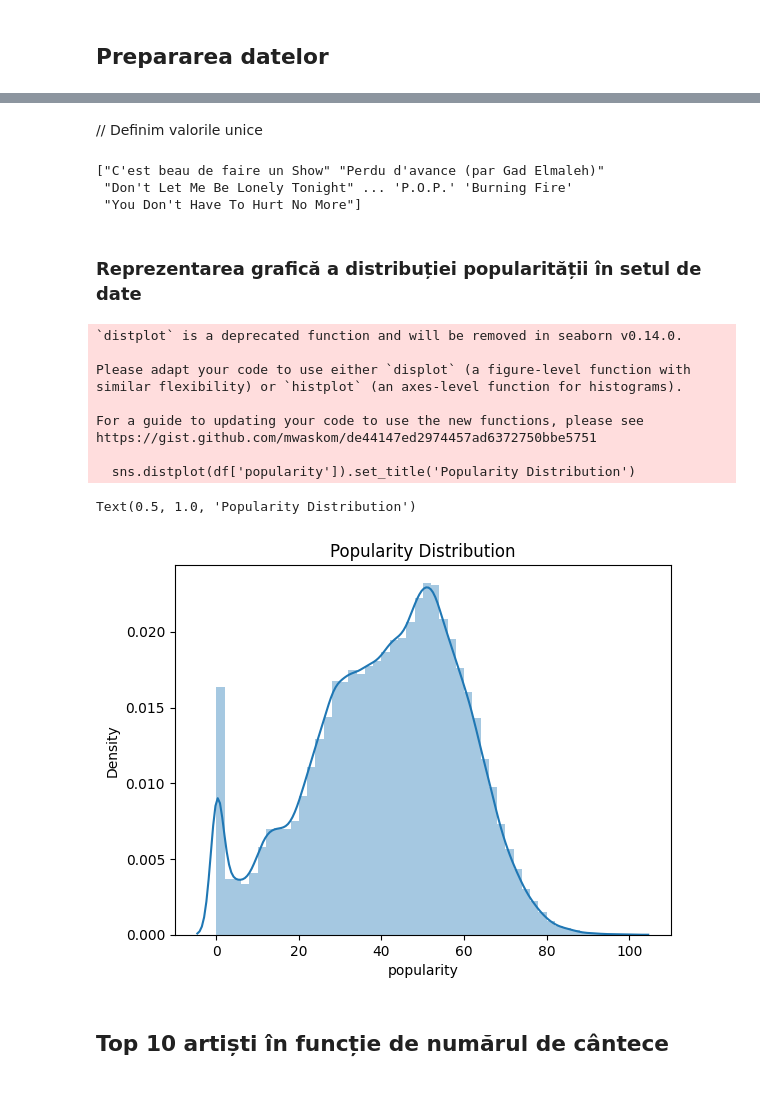
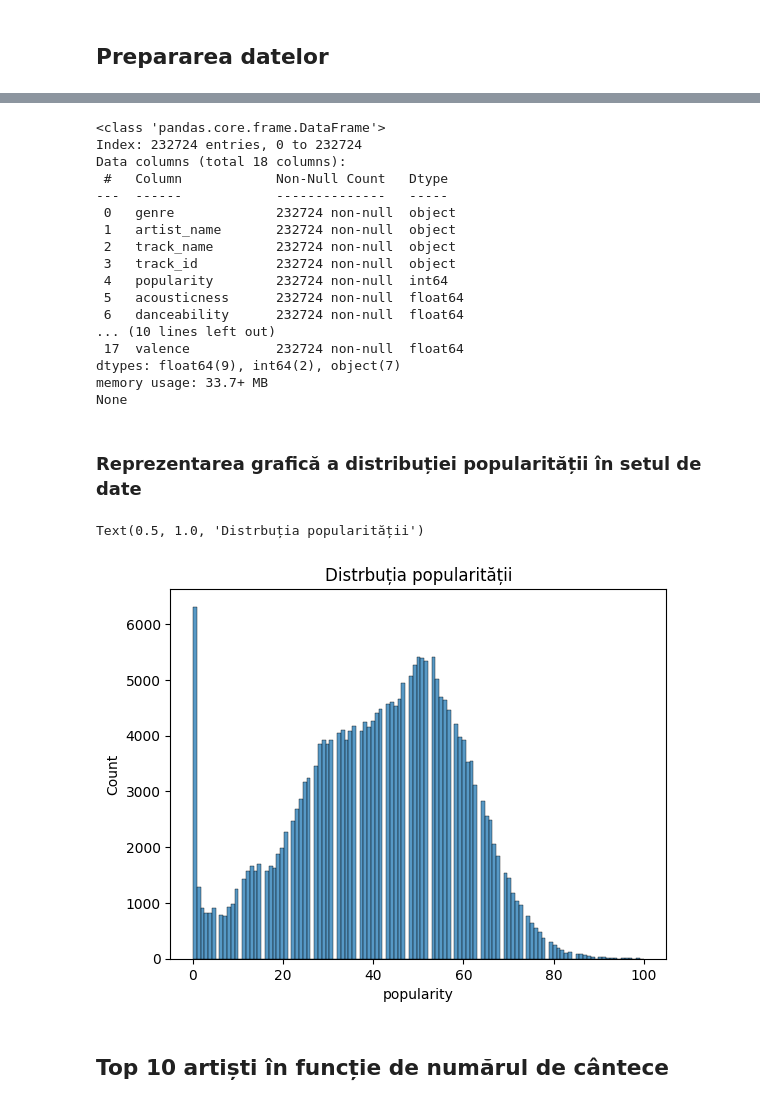
Before and after one commit to patrickaxinte/spp_spotify, a Jupyter notebook: spp_spotify.ipynb, the cells around one changed output, grey strips where cells are left out. Drawn from its saved outputs; the diff is of its cells as text; code cells hidden in the pictures.

Commit message:
modified models, added more graphs

```diff
--- a/spp_spotify.ipynb
+++ b/spp_spotify.ipynb
@@ -98,34 +90,36 @@ df.describe().transpose()
 | speechiness | 232724.0 | 0.120765 | 0.185519 | 0.02220 | 0.0367 | 0.050100 | 0.1050 | 0.967 |
 | tempo | 232724.0 | 117.666494 | 30.898942 | 30.37900 | 92.9590 | 115.777500 | 139.0545 | 242.903 |
 | valence | 232724.0 | 0.454919 | 0.260065 | 0.00000 | 0.2370 | 0.444000 | 0.6600 | 1.000 |
-# %% [markdown]
-// Definim valorile unice
-# %%
-unique_values = df['track_name'].unique()
-print(unique_values)
-# %% [output]
-["C'est beau de faire un Show" "Perdu d'avance (par Gad Elmaleh)"
- "Don't Let Me Be Lonely Tonight" ... 'P.O.P.' 'Burning Fire'
- "You Don't Have To Hurt No More"]
+# %%
+print(df.info())
+# %% [output]
+<class 'pandas.core.frame.DataFrame'>
+Index: 232724 entries, 0 to 232724
+Data columns (total 18 columns):
+ #   Column            Non-Null Count   Dtype
+---  ------            --------------   -----
+ 0   genre             232724 non-null  object
+ 1   artist_name       232724 non-null  object
+ 2   track_name        232724 non-null  object
+ 3   track_id          232724 non-null  object
+ 4   popularity        232724 non-null  int64
+ 5   acousticness      232724 non-null  float64
+ 6   danceability      232724 non-null  float64
+... (10 lines left out)
+ 17  valence           232724 non-null  float64
+dtypes: float64(9), int64(2), object(7)
+memory usage: 33.7+ MB
+None
 # %% [markdown]
 ### **Reprezentarea grafică a distribuției popularității în setul de date**
 # %%
 import seaborn as sns
 import matplotlib.pyplot as plt
 
-sns.distplot(df['popularity']).set_title('Popularity Distribution')
+sns.histplot(df['popularity']).set_title('Distrbuția popularității')
 # %% [output]
-`distplot` is a deprecated function and will be removed in seaborn v0.14.0.
-
-Please adapt your code to use either `displot` (a figure-level function with
-similar flexibility) or `histplot` (an axes-level function for histograms).
-
-For a guide to updating your code to use the new functions, please see
-https://gist.github.com/mwaskom/de44147ed2974457ad6372750bbe5751
-
-  sns.distplot(df['popularity']).set_title('Popularity Distribution')
+Text(0.5, 1.0, 'Distrbuția popularității')
-Text(0.5, 1.0, 'Popularity Distribution')
-[figure, old version]
+[figure, new version]
 # %% [markdown]
 ## **Top 10 artiști în funcție de numărul de cântece**
 # %%
```
Also changed, not shown: parts of 50 cells of this notebook, 2 other files.
